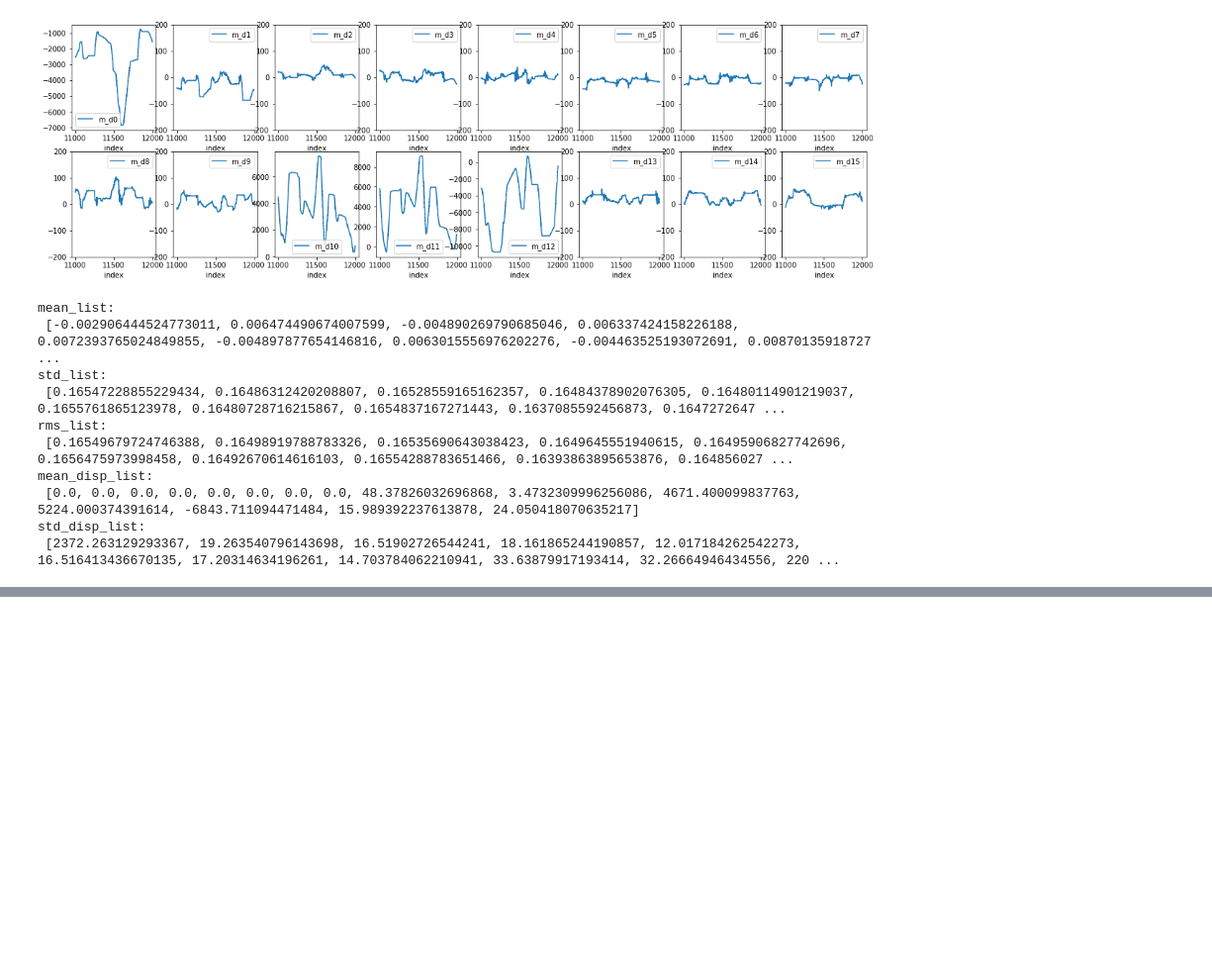
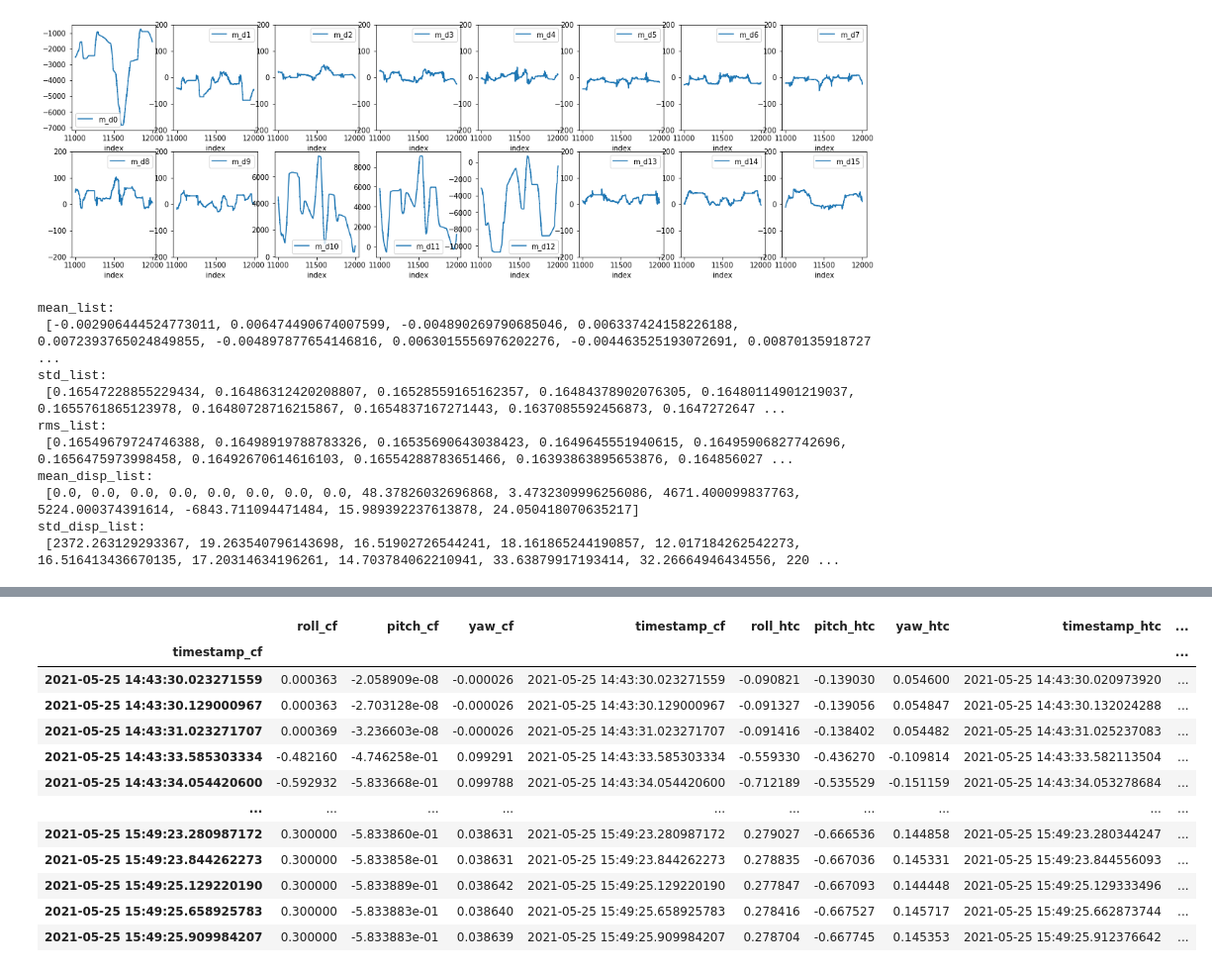
Before and after one commit to Roboy/joint_state_analysis, a Jupyter notebook: Data_Analysis_joint_states.ipynb, the cells around one changed output, grey strips where cells are left out. Shown at 99% size. Drawn from its saved outputs; the diff is of its cells as text; code cells hidden in the pictures; blank space fills up the shorter version.

Commit message:
Add files via upload
axis 0 analysis added

```diff
--- a/Data_Analysis_joint_states.ipynb
+++ b/Data_Analysis_joint_states.ipynb
@@ -328,0 +333,84 @@ std_disp_list:
+# %%
+# load dataset generated from the script write_data_from_rosbag_HTC_Cardsflow.py ...
+# which took data from rosbag recording
+dataset = pd.read_csv('/home/niels/Documents/Roboy/joint_state_analysis/data/2021_05_25_shoulder_right_cf_wtimestamp_test.log',delim_whitespace=True, header=0)
+#dataset = dataset.dropna()# remove nan rows
+
+dataset['timestamp_cf'] = pd.to_datetime(dataset['timestamp_cf'], unit='ns')
+dataset['timestamp_htc'] = pd.to_datetime(dataset['timestamp_htc'], unit='ns')
+dataset['timestamp_enc0'] = pd.to_datetime(dataset['timestamp_enc0'], unit='ns')
+# devide dataset into corresponding timestamps {timestamp_cf timestamp_htc timestamp_enc0}
+
+ds_cf = dataset[['roll_cf', 'pitch_cf', 'yaw_cf', 'timestamp_cf']]
+ds_htc = dataset[['roll_htc', 'pitch_htc', 'yaw_htc', 'timestamp_htc']]
+ds_mostate = dataset[['ms_s0', 'ms_s1', 'ms_s2', 'ms_s3', 'ms_s4', 'ms_s5',
+                      'ms_s6', 'ms_s7', 'ms_s8', 'ms_s9', 'ms_s10', 'ms_s11',
+                      'ms_s12', 'ms_s13', 'ms_s14', 'ms_s15', 'm_e0', 'm_e1',
+                      'm_e2', 'm_e3', 'm_e4', 'm_e5', 'm_e6', 'm_e7', 'm_e8',
+                      'm_e9', 'm_e10', 'm_e11', 'm_e12', 'm_e13', 'm_e14',
+                      'm_e15', 'm_d0', 'm_d1', 'm_d2', 'm_d3', 'm_d4', 'm_d5',
+                      'm_d6', 'm_d7', 'm_d8', 'm_d9', 'm_d10', 'm_d11', 'm_d12',
+                      'm_d13', 'm_d14', 'm_d15', 'm_cur0', 'm_cur1', 'm_cur2',
+                      'm_cur3', 'm_cur4', 'm_cur5', 'm_cur6', 'm_cur7', 'm_cur8',
+                      'm_cur9', 'm_cur10', 'm_cur11', 'm_cur12', 'm_cur13',
+                      'm_cur14', 'm_cur15', 'mc_s0', 'timestamp_enc0']]
+#print table if needed:
+#dataset
+#ds_cf
+#ds_htc
+#ds_mostate
+
+ds_cf.index = ds_cf['timestamp_cf']
+ds_htc.index = ds_htc['timestamp_htc']
+ds_mostate.index = ds_mostate['timestamp_enc0']
+ds_cf = ds_cf.dropna()   # remove nan rows
+ds_htc = ds_htc.dropna() # remove nan rows
+ds_mostate = ds_mostate.dropna() # remove nan rows
+
+tol = pd.Timedelta('5 milliseconds')
+ds_cf_htc_merged = pd.merge_asof(left=ds_cf,right=ds_htc,right_index=True,left_index=True,direction='nearest',tolerance=tol)
+
+ds_cf_htc_merged = ds_cf_htc_merged.dropna() # remove nan rows
+
+ds_cf_htc_merged['roll_error'] = ds_cf_htc_merged['roll_htc']-ds_cf_htc_merged['roll_cf']     # error_roll
+ds_cf_htc_merged['pitch_error'] = ds_cf_htc_merged['pitch_htc']-ds_cf_htc_merged['pitch_cf'] # error_pitch
+ds_cf_htc_merged['yaw_error'] = ds_cf_htc_merged['yaw_htc']-ds_cf_htc_merged['yaw_cf']         # error_yaw
+
+ds_cf_htc_merged['roll_clamped'] = ds_cf_htc_merged['roll_htc'].clip(upper=0.3, lower=-1.0)
+ds_cf_htc_merged['pitch_clamped'] = ds_cf_htc_merged['pitch_htc'].clip(upper=0.0, lower=-1.2)
+ds_cf_htc_merged['yaw_clamped'] = ds_cf_htc_merged['yaw_htc'].clip(upper=0.1, lower=-0.1)
+
+ds_cf_htc_merged['roll_error_cl'] = ds_cf_htc_merged['roll_clamped']-ds_cf_htc_merged['roll_cf']    # error_roll
+ds_cf_htc_merged['pitch_error_cl'] = ds_cf_htc_merged['pitch_clamped']-ds_cf_htc_merged['pitch_cf'] # error_pitch
+ds_cf_htc_merged['yaw_error_cl'] = ds_cf_htc_merged['yaw_clamped']-ds_cf_htc_merged['yaw_cf']       # error_yaw
+
+# turn values around for # mp0-mp3 * -1 # mp12-mp15 * -1 (in original data e.g. m_p0 has switched values in comparison to m_e0)
+ds_mostate['ms_s0'] = ds_mostate['ms_s0']*(-1)
+ds_mostate['ms_s1'] = ds_mostate['ms_s1']*(-1)
+ds_mostate['ms_s2'] = ds_mostate['ms_s2']*(-1)
+ds_mostate['ms_s3'] = ds_mostate['ms_s3']*(-1)
+
+ds_mostate['ms_s12'] = ds_mostate['ms_s12']*(-1)
+ds_mostate['ms_s13'] = ds_mostate['ms_s13']*(-1)
+ds_mostate['ms_s14'] = ds_mostate['ms_s14']*(-1)
+ds_mostate['ms_s15'] = ds_mostate['ms_s15']*(-1)
+
+for i in range(16):
+    ds_mostate['m'+str(i)+'_error'] = ds_mostate['ms_s'+str(i)]-ds_mostate['m_e'+str(i)]
+
+#print(dataset.columns.tolist())
+ds_cf_htc_merged
+# %% [output]
+|  | roll_cf | pitch_cf | yaw_cf | timestamp_cf | roll_htc | pitch_htc | yaw_htc | timestamp_htc | ... |
+| timestamp_cf |  |  |  |  |  |  |  |  | ... |
+| 2021-05-25 14:43:30.023271559 | 0.000363 | -2.058909e-08 | -0.000026 | 2021-05-25 14:43:30.023271559 | -0.090821 | -0.139030 | 0.054600 | 2021-05-25 14:43:30.020973920 | ... |
+| 2021-05-25 14:43:30.129000967 | 0.000363 | -2.703128e-08 | -0.000026 | 2021-05-25 14:43:30.129000967 | -0.091327 | -0.139056 | 0.054847 | 2021-05-25 14:43:30.132024288 | ... |
+| 2021-05-25 14:43:31.023271707 | 0.000369 | -3.236603e-08 | -0.000026 | 2021-05-25 14:43:31.023271707 | -0.091416 | -0.138402 | 0.054482 | 2021-05-25 14:43:31.025237083 | ... |
+| 2021-05-25 14:43:33.585303334 | -0.482160 | -4.746258e-01 | 0.099291 | 2021-05-25 14:43:33.585303334 | -0.559330 | -0.436270 | -0.109814 | 2021-05-25 14:43:33.582113504 | ... |
+| 2021-05-25 14:43:34.054420600 | -0.592932 | -5.833668e-01 | 0.099788 | 2021-05-25 14:43:34.054420600 | -0.712189 | -0.535529 | -0.151159 | 2021-05-25 14:43:34.053278684 | ... |
+| ... | ... | ... | ... | ... | ... | ... | ... | ... | ... |
+| 2021-05-25 15:49:23.280987172 | 0.300000 | -5.833860e-01 | 0.038631 | 2021-05-25 15:49:23.280987172 | 0.279027 | -0.666536 | 0.144858 | 2021-05-25 15:49:23.280344247 | ... |
+| 2021-05-25 15:49:23.844262273 | 0.300000 | -5.833858e-01 | 0.038631 | 2021-05-25 15:49:23.844262273 | 0.278835 | -0.667036 | 0.145331 | 2021-05-25 15:49:23.844556093 | ... |
+| 2021-05-25 15:49:25.129220190 | 0.300000 | -5.833889e-01 | 0.038642 | 2021-05-25 15:49:25.129220190 | 0.277847 | -0.667093 | 0.144448 | 2021-05-25 15:49:25.129333496 | ... |
+| 2021-05-25 15:49:25.658925783 | 0.300000 | -5.833883e-01 | 0.038640 | 2021-05-25 15:49:25.658925783 | 0.278416 | -0.667527 | 0.145717 | 2021-05-25 15:49:25.662873744 | ... |
+| 2021-05-25 15:49:25.909984207 | 0.300000 | -5.833883e-01 | 0.038639 | 2021-05-25 15:49:25.909984207 | 0.278704 | -0.667745 | 0.145353 | 2021-05-25 15:49:25.912376642 | ... |
```
Also changed, not shown: parts of 10 cells of this notebook.
